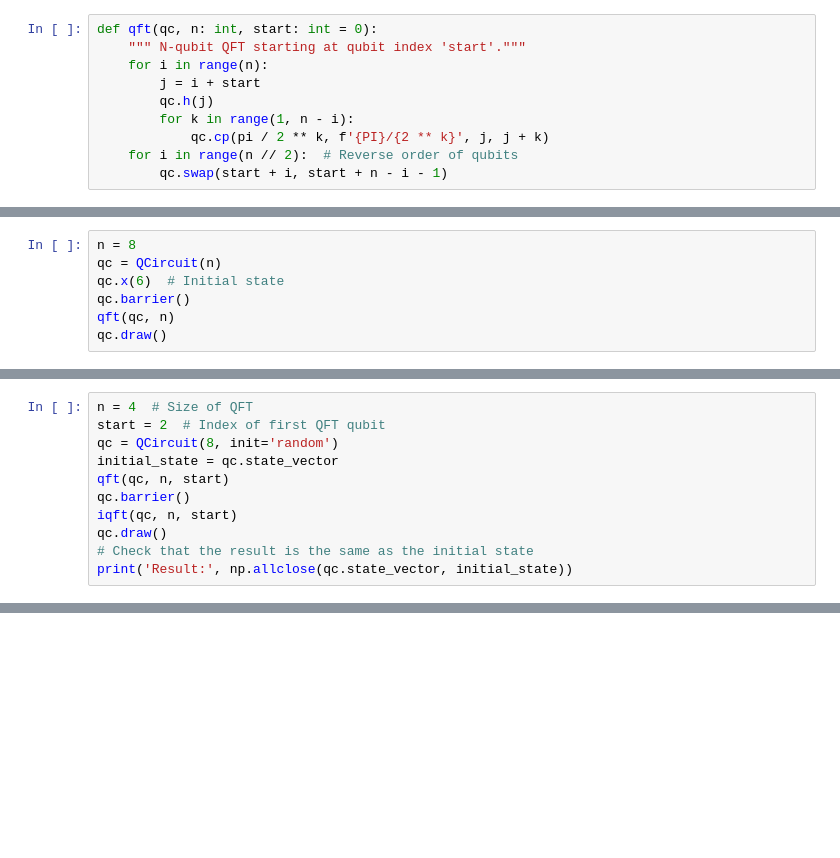
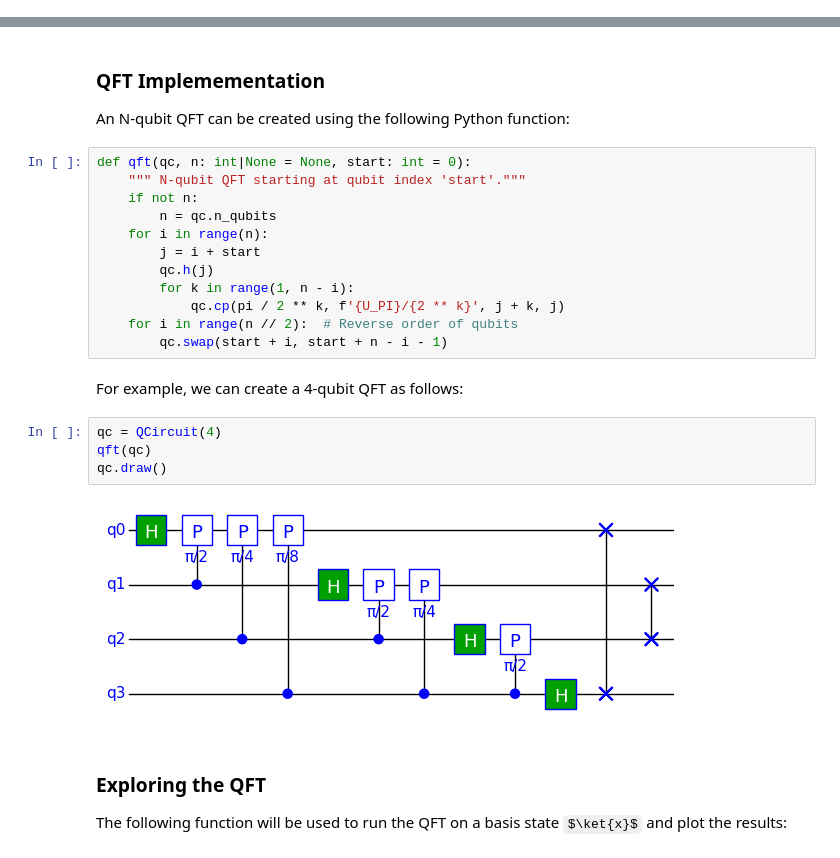
Before and after one commit to jbrumf/tinyqsim, a Jupyter notebook: examples/example_3_quantum_fourier_transform.ipynb, the cells around one changed output, grey strips where cells are left out. Saved outputs shown, nothing was run; the diff lists cells and outputs as text; some formulas as TeX source; blank space fills up the shorter version.

Commit message:
Improved examples + new Shor's algorithm example

```diff
--- a/examples/example_3_quantum_fourier_transform.ipynb
+++ b/examples/example_3_quantum_fourier_transform.ipynb
@@ -22,10 +0,0 @@ The function has two parameters: one for the size of the QFT and the other for t
-# %%
-def qft(qc, n: int, start: int = 0):
-    """ N-qubit QFT starting at qubit index 'start'."""
-    for i in range(n):
-        j = i + start
-        qc.h(j)
-        for k in range(1, n - i):
-            qc.cp(pi / 2 ** k, f'{PI}/{2 ** k}', j, j + k)
-    for i in range(n // 2):  # Reverse order of qubits
-        qc.swap(start + i, start + n - i - 1)
@@ -34,7 +0,0 @@ def qft(qc, n: int, start: int = 0):
-# %%
-n = 8
-qc = QCircuit(n)
-qc.x(6)  # Initial state
-qc.barrier()
-qft(qc, n)
-qc.draw()
@@ -75,11 +0,0 @@ The following circuit shows a 8-qubit circuit with a 4-qubit QFT starting at qub
-# %%
-n = 4  # Size of QFT
-start = 2  # Index of first QFT qubit
-qc = QCircuit(8, init='random')
-initial_state = qc.state_vector
-qft(qc, n, start)
-qc.barrier()
-iqft(qc, n, start)
-qc.draw()
-# Check that the result is the same as the initial state
-print('Result:', np.allclose(qc.state_vector, initial_state))
@@ -92,0 +48,28 @@ This example also shows how the parameters allow the QFT to be applied to a sub-
+# %% [markdown]
+### QFT Implemementation
+
+An N-qubit QFT can be created using the following Python function:
+# %%
+def qft(qc, n: int|None = None, start: int = 0):
+    """ N-qubit QFT starting at qubit index 'start'."""
+    if not n:
+        n = qc.n_qubits
+    for i in range(n):
+        j = i + start
+        qc.h(j)
+        for k in range(1, n - i):
+            qc.cp(pi / 2 ** k, f'{U_PI}/{2 ** k}', j + k, j)
+    for i in range(n // 2):  # Reverse order of qubits
+        qc.swap(start + i, start + n - i - 1)
+# %% [markdown]
+For example, we can create a 4-qubit QFT as follows:
+# %%
+qc = QCircuit(4)
+qft(qc)
+qc.draw()
+# %% [output]
+[figure, added]
+# %% [markdown]
+### Exploring the QFT
+
+The following function will be used to run the QFT on a basis state $\ket{x}$ and plot the results:
```
Also changed, not shown: parts of 61 cells of this notebook, 48 other files.
